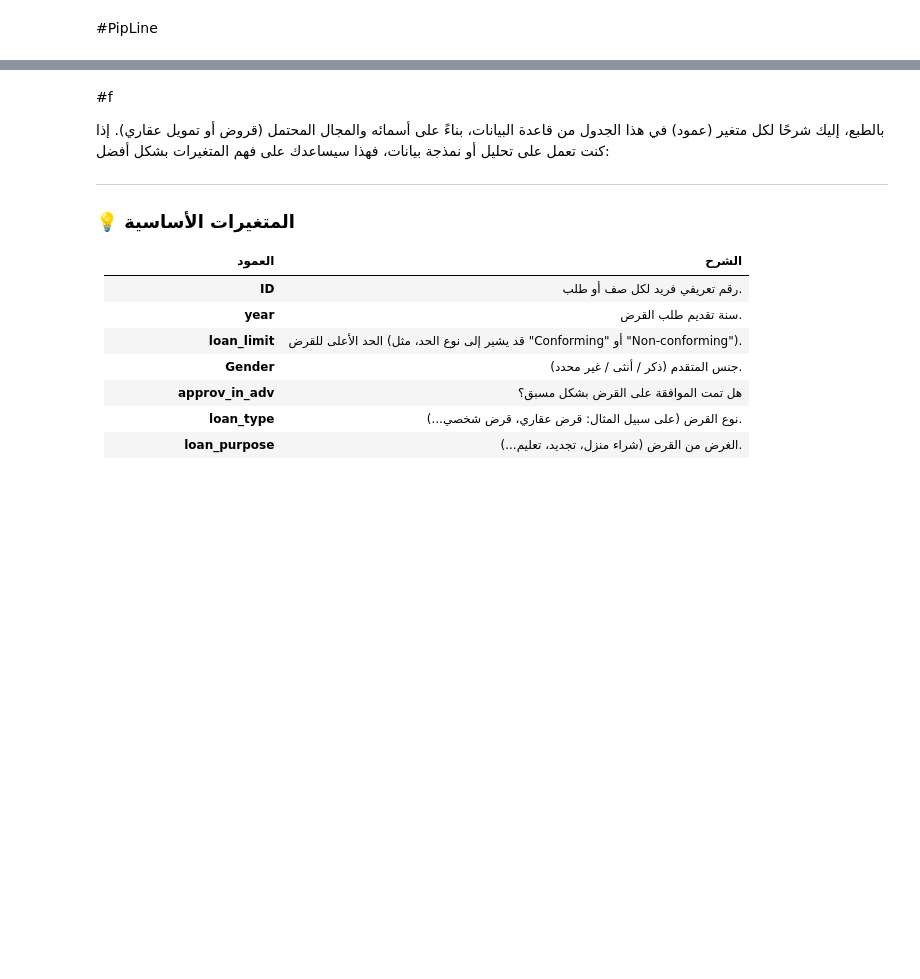
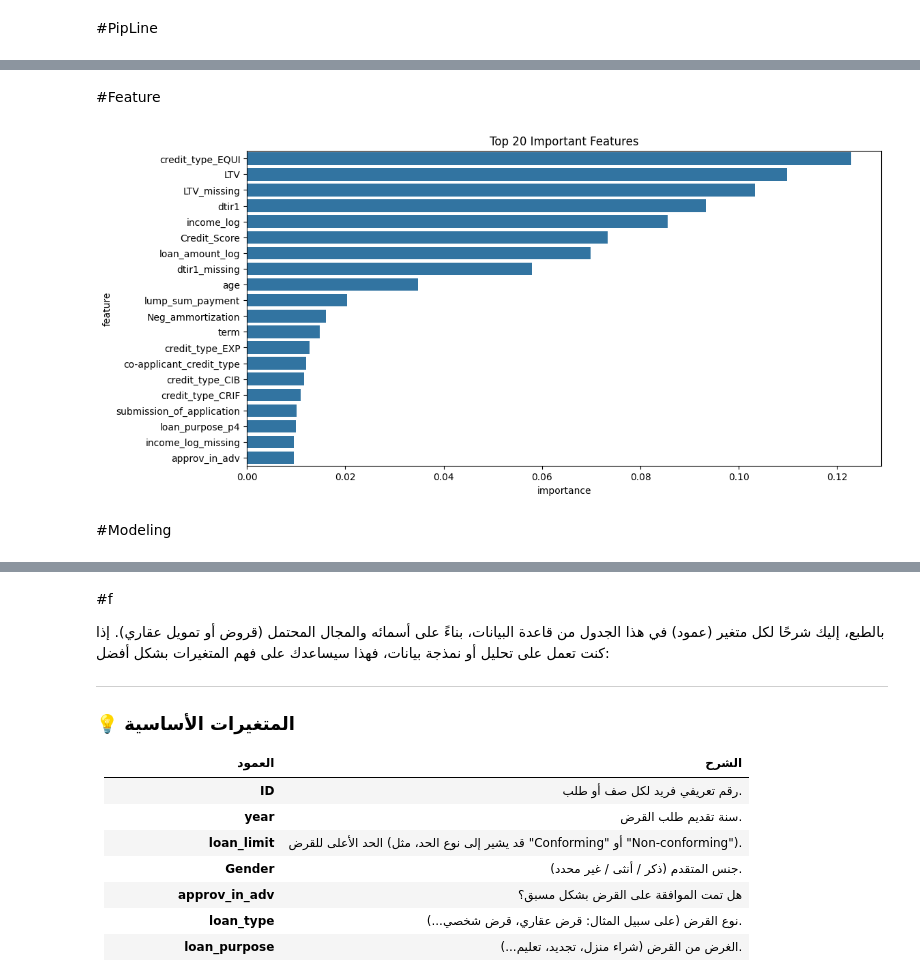
Before and after one commit to angiegh2002/Loan_Default_Detection, a Jupyter notebook: DM&ML (33).ipynb, the cells around one changed output, grey strips where cells are left out. Drawn from its saved outputs; the diff is of its cells as text; code cells hidden in the pictures; blank space fills up the shorter version.

```diff
--- a/DM&ML (33).ipynb
+++ b/DM&ML (33).ipynb
@@ -718,7 +728,7 @@ df=df.drop(columns=["ID","year","term_cat",
     "Upfront_charges_log",
     "property_value_log",
     # "LTV",
-    "dtir1",
+    # "dtir1",
 ])
 # %%
 
@@ -1194,0 +886,2 @@ Requirement already satisfied: threadpoolctl<4,>=2.0.0 in /usr/local/lib/python3
+# %% [markdown]
+#Feature
@@ -1194,0 +929,24 @@ Requirement already satisfied: threadpoolctl<4,>=2.0.0 in /usr/local/lib/python3
+# %%
+from sklearn.ensemble import RandomForestClassifier
+importances_model = RandomForestClassifier(n_estimators=100, random_state=42)
+importances_model.fit(X_train_ready, y_train)
+
+importances = importances_model.feature_importances_
+
+# Get feature names after transformation
+# استخراج الأسماء الجديدة
+feature_names = get_feature_names(preprocessor)
+
+# إنشاء داتا فريم للأهمية
+importance_df = pd.DataFrame({
+    'feature': feature_names,
+    'importance': importances
+}).sort_values(by='importance', ascending=False)
+
+# # رسم البياني
+plt.figure(figsize=(12, 6))
+sns.barplot(data=importance_df.head(20), x='importance', y='feature')
+plt.title('Top 20 Important Features')
+plt.show()
+# %% [output]
+[figure, added]
@@ -1194,0 +1038,2 @@ Requirement already satisfied: threadpoolctl<4,>=2.0.0 in /usr/local/lib/python3
+# %% [markdown]
+#Modeling
```
Also changed, not shown: parts of 21 cells of this notebook.
